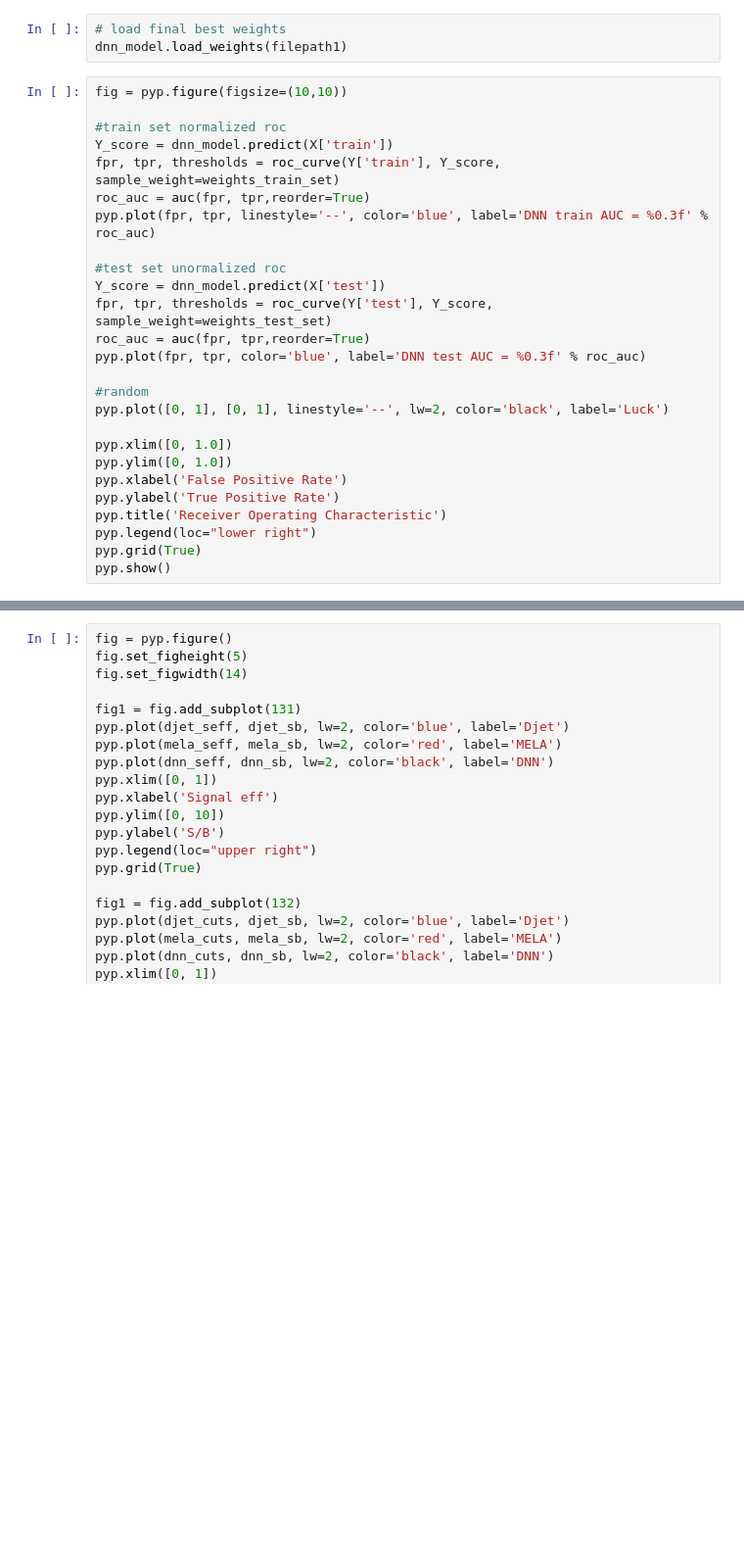
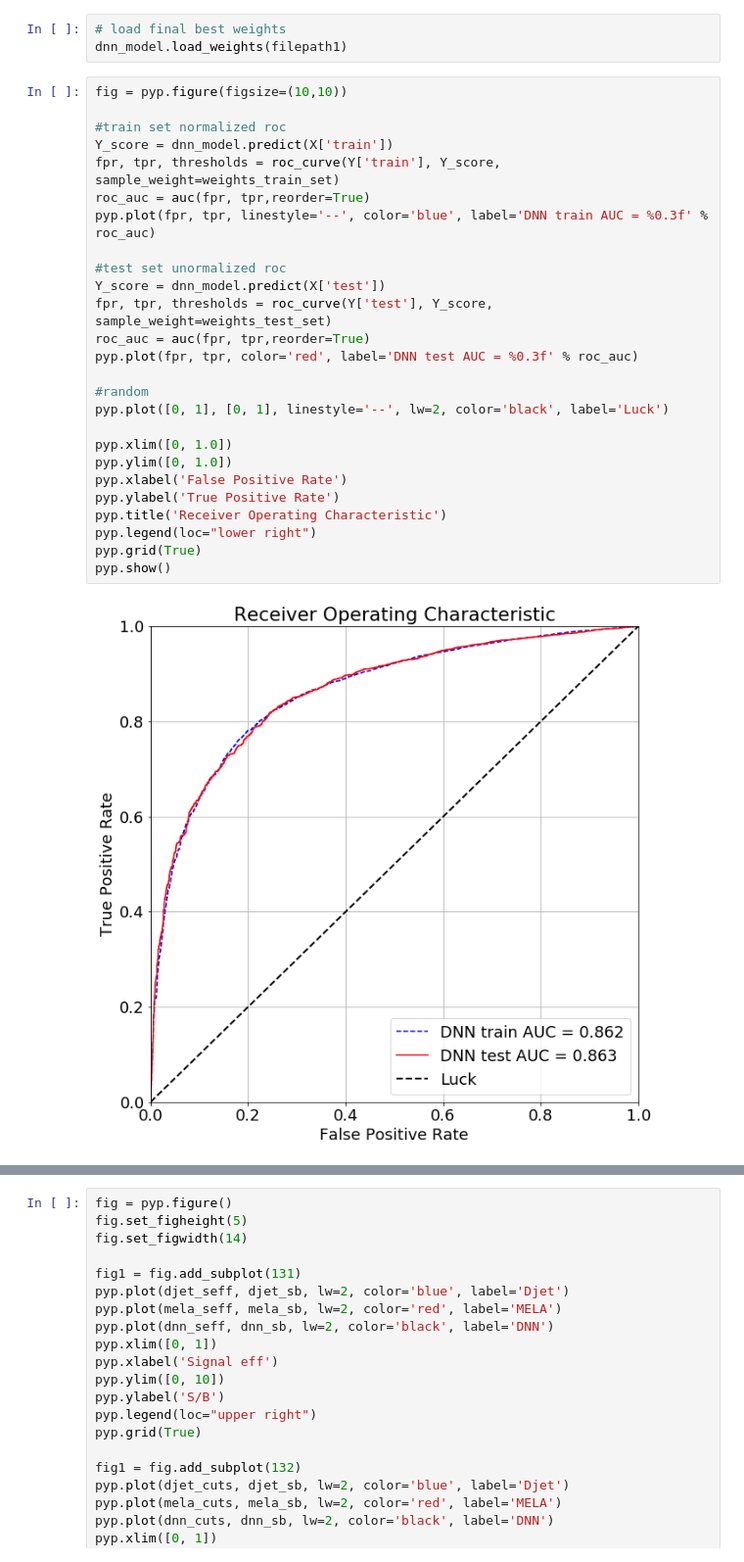
Before and after one commit to mmelodea/JupyterCodes, a Jupyter notebook: DNN/EventDNN_ControlSets.ipynb, the cells around one changed output, grey strips where cells are left out. Shown at 98% size. Saved outputs shown, nothing was run; the diff lists cells and outputs as text; blank space fills up the shorter version.

```diff
--- a/DNN/EventDNN_ControlSets.ipynb
+++ b/DNN/EventDNN_ControlSets.ipynb
@@ -363,29 +363,31 @@ dnn_model.load_weights(filepath1)
 # %%
 fig = pyp.figure(figsize=(10,10))
 
 #train set normalized roc
 Y_score = dnn_model.predict(X['train'])
 fpr, tpr, thresholds = roc_curve(Y['train'], Y_score, sample_weight=weights_train_set)
 roc_auc = auc(fpr, tpr,reorder=True)
 pyp.plot(fpr, tpr, linestyle='--', color='blue', label='DNN train AUC = %0.3f' % roc_auc)
 
 #test set unormalized roc
 Y_score = dnn_model.predict(X['test'])
 fpr, tpr, thresholds = roc_curve(Y['test'], Y_score, sample_weight=weights_test_set)
 roc_auc = auc(fpr, tpr,reorder=True)
-pyp.plot(fpr, tpr, color='blue', label='DNN test AUC = %0.3f' % roc_auc)
+pyp.plot(fpr, tpr, color='red', label='DNN test AUC = %0.3f' % roc_auc)
 
 #random
 pyp.plot([0, 1], [0, 1], linestyle='--', lw=2, color='black', label='Luck')
 
 pyp.xlim([0, 1.0])
 pyp.ylim([0, 1.0])
 pyp.xlabel('False Positive Rate')
 pyp.ylabel('True Positive Rate')
 pyp.title('Receiver Operating Characteristic')
 pyp.legend(loc="lower right")
 pyp.grid(True)
 pyp.show()
+# %% [output]
+[figure, added]
 # %%
 fig = pyp.figure(figsize=(10,10))
 
```
Also changed, not shown: parts of 13 cells of this notebook, 8 other files.
